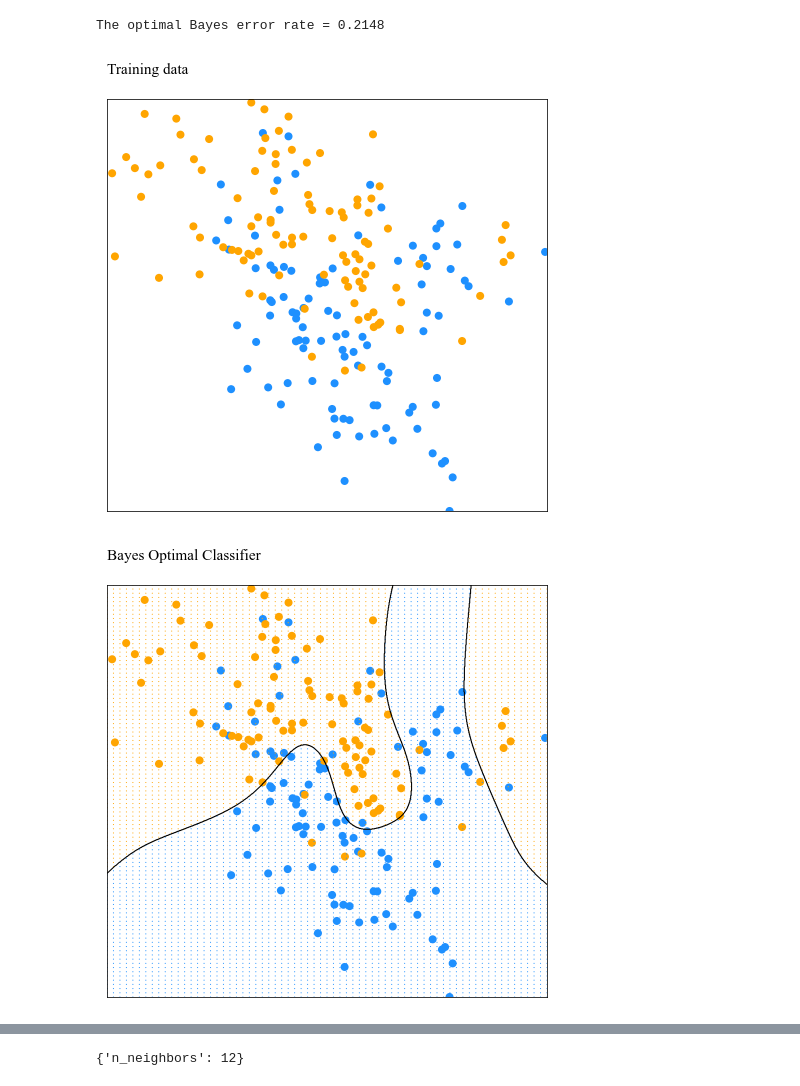
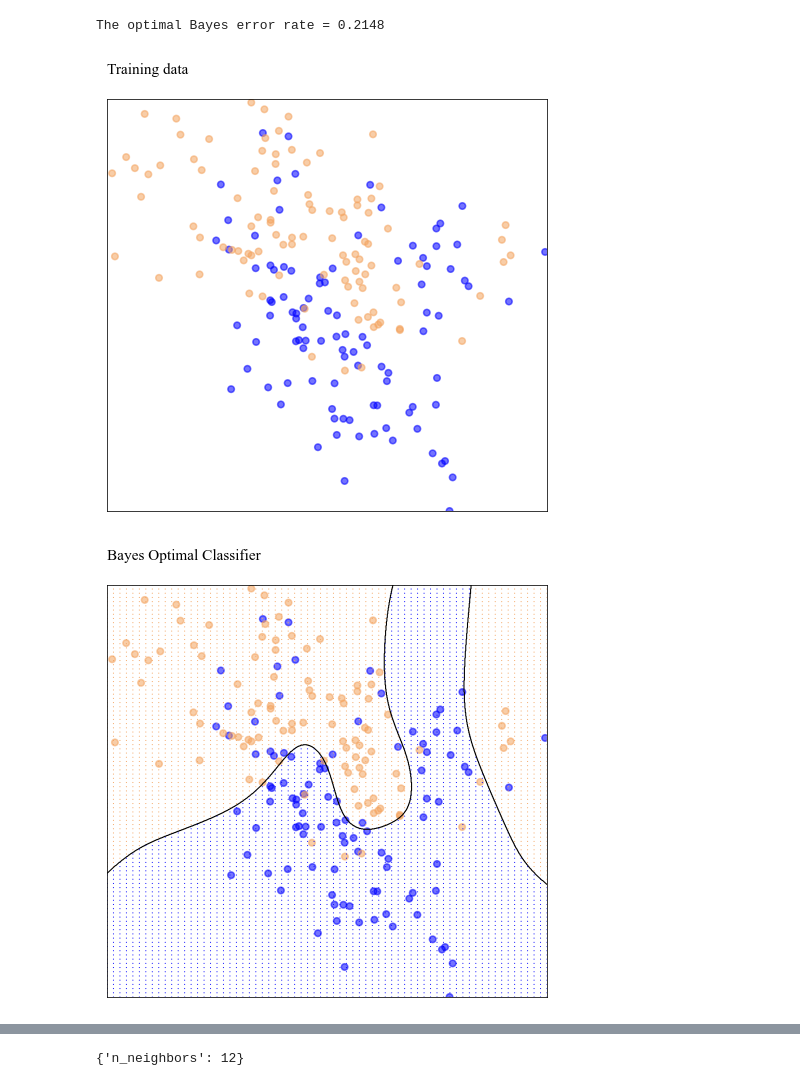
Before and after one commit to ChuckleQu/FYP---Midterm-Presentation---Generalization-of-Classification-Models, a Jupyter notebook: FYP - Midterm Presentation - Generalization of Classification Models.ipynb, the cells around one changed output, grey strips where cells are left out. Cells and saved outputs as stored; diff of their text form; code cells hidden in the pictures.

```diff
--- a/FYP - Midterm Presentation - Generalization of Classification Models.ipynb
+++ b/FYP - Midterm Presentation - Generalization of Classification Models.ipynb
@@ -13,14 +13,14 @@ The task is to create a classifier that, based on the coordinates, determines wh
 import numpy as np
 from matplotlib import pyplot as plt
 
-%matplotlib inline
+% matplotlib inline
 
 # numpy produces many warnings, we don't need them here
 np.warnings.filterwarnings('ignore')
 
 # define commonly used colors
 BLACK, PURPLE = 'black', 'purple'
-BLUE, ORANGE, BLUE1 = 'dodgerblue', 'orange', '#174A7E'
+BLUE, ORANGE, BLUE1 = 'blue', 'sandybrown', '#174A7E'
 
 # configure all plots font family and border line widths
 plt.rcParams['font.family'] = 'Times New Roman'
@@ -86,23 +86,24 @@ The optimal Bayes error rate = 0.2148
 # %%
 # prepares a plot with a title and circles representing training data
 def plot_train_data(title):
     fig, ax = plt.subplots(figsize=(4, 4), dpi=110)
     ax.set_aspect(1.3)
-    ax.scatter(X_train[:, 0], X_train[:, 1], s=18, color=np.array([BLUE, ORANGE])[y_train])
+    ax.scatter(X_train[:, 0], X_train[:, 1], s=18, color=np.array([BLUE, ORANGE])[y_train], alpha=0.55)
     ax.tick_params(
         bottom=False, left=False, labelleft=False, labelbottom=False)
     ax.set_xlim(-2.6, 4.2)
     ax.set_ylim(-2.0, 2.9)
     fig.subplots_adjust(left=0, right=1, top=1, bottom=0)
     ax.text(-2.6, 3.2, title, color=BLACK, fontsize=10)
     for spine in ax.spines.values():
         spine.set_color(BLACK)
     return fig, ax
 
+
 # test it
 _, _ = plot_train_data('Training data')
 # %% [output]
-[figure, old version]
+[figure, new version]
 # %%
 # given a model prediction function computes X points on n x n grid and the
 # corresponding predicted classes
@@ -134,10 +135,11 @@ def plot_model(predict, title):
     ax.contour(X0, X1, Y, [0.5], colors=BLACK, linewidths=[0.7])
     return fig, ax
 
+
 # plot the optimal Bayes decision boundary
 _, _ = plot_model(optimal_bayes_predict, 'Bayes Optimal Classifier')
 # %% [output]
-[figure, old version]
+[figure, new version]
 # %%
 # lets save Bayes meshgrids for optimal decision boundary plotting
 X0_bayes, X1_bayes, Y_bayes = fill_prediction_meshgrid(optimal_bayes_predict)
```
Also changed, not shown: parts of 10 cells of this notebook.
